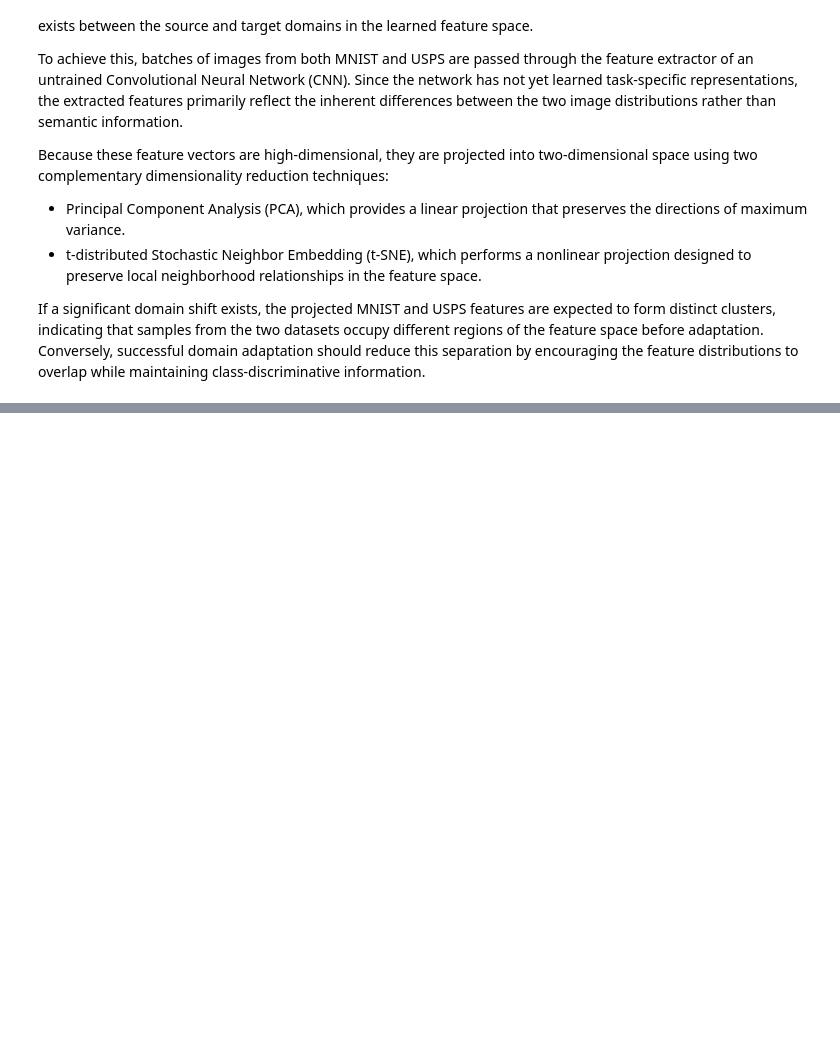
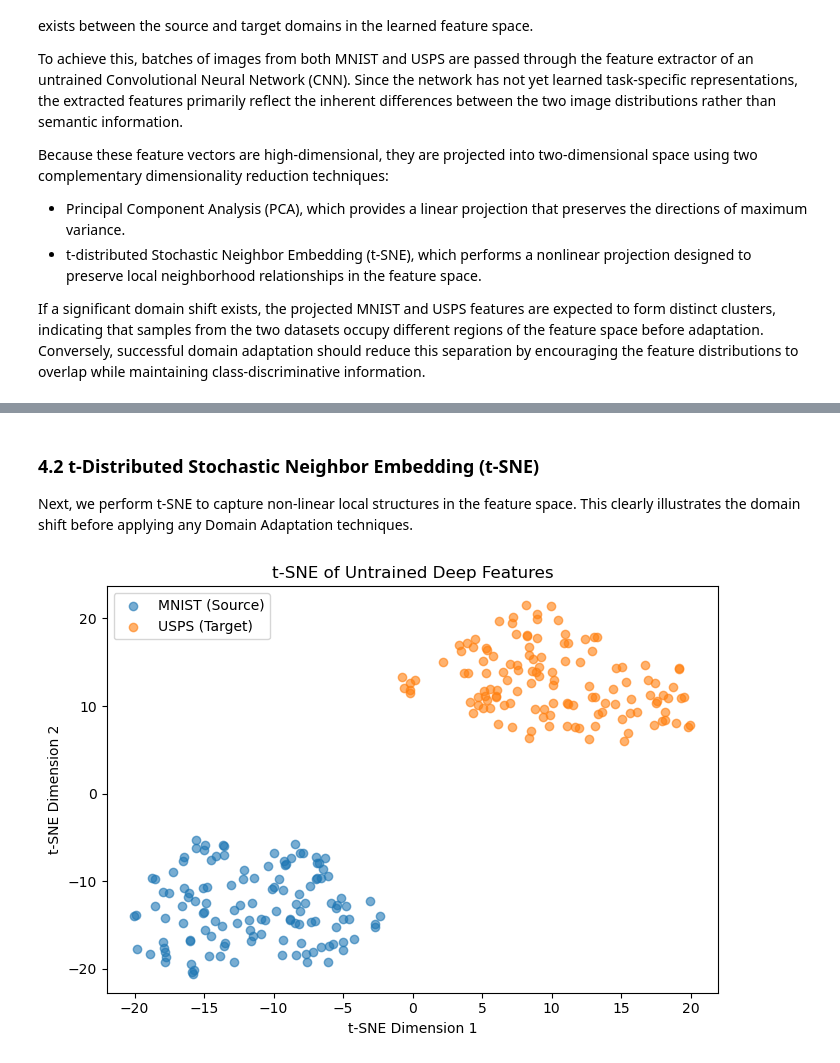
Before and after one commit to ginev91/deep-learning-project, a Jupyter notebook: domain_adaptation_in_computer_vision.ipynb, the cells around one changed output, grey strips where cells are left out. Drawn from its saved outputs; the diff is of its cells as text; code cells hidden in the pictures; blank space fills up the shorter version.

```diff
--- a/domain_adaptation_in_computer_vision.ipynb
+++ b/domain_adaptation_in_computer_vision.ipynb
@@ -297,0 +297,18 @@ plt.show()
+# %% [markdown]
+### 4.2 t-Distributed Stochastic Neighbor Embedding (t-SNE)
+Next, we perform t-SNE to capture non-linear local structures in the feature space. This clearly illustrates the domain shift before applying any Domain Adaptation techniques.
+# %%
+tsne = TSNE(n_components=2, random_state=42, n_jobs=1)
+X_tsne = tsne.fit_transform(X_comb)
+
+plt.figure(figsize=(7, 5))
+plt.scatter(X_tsne[domain_labels == 0, 0], X_tsne[domain_labels == 0, 1], alpha=0.6, label='MNIST (Source)')
+plt.scatter(X_tsne[domain_labels == 1, 0], X_tsne[domain_labels == 1, 1], alpha=0.6, label='USPS (Target)')
+plt.title("t-SNE of Untrained Deep Features")
+plt.xlabel("t-SNE Dimension 1")
+plt.ylabel("t-SNE Dimension 2")
+plt.legend()
+plt.tight_layout()
+plt.show()
+# %% [output]
+[figure, added]
```
Also changed, not shown: parts of 18 cells of this notebook.
